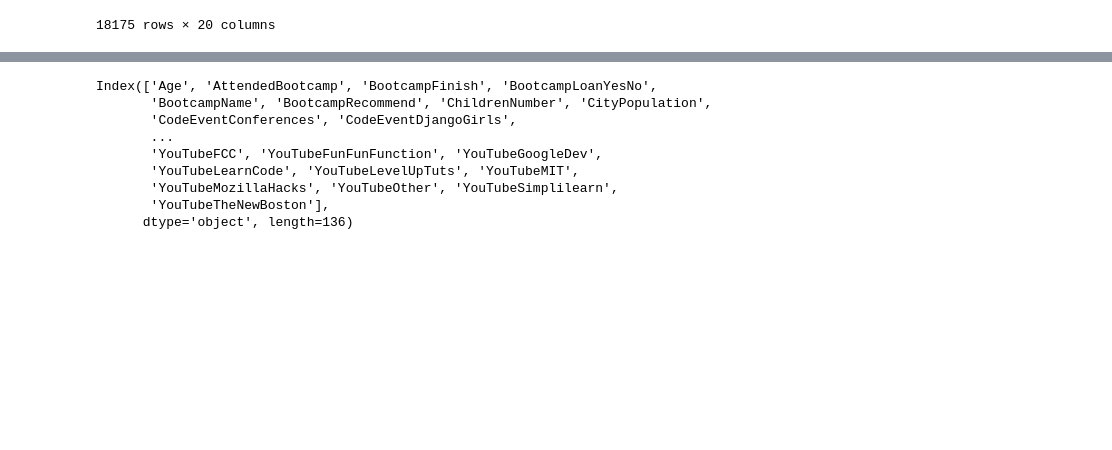
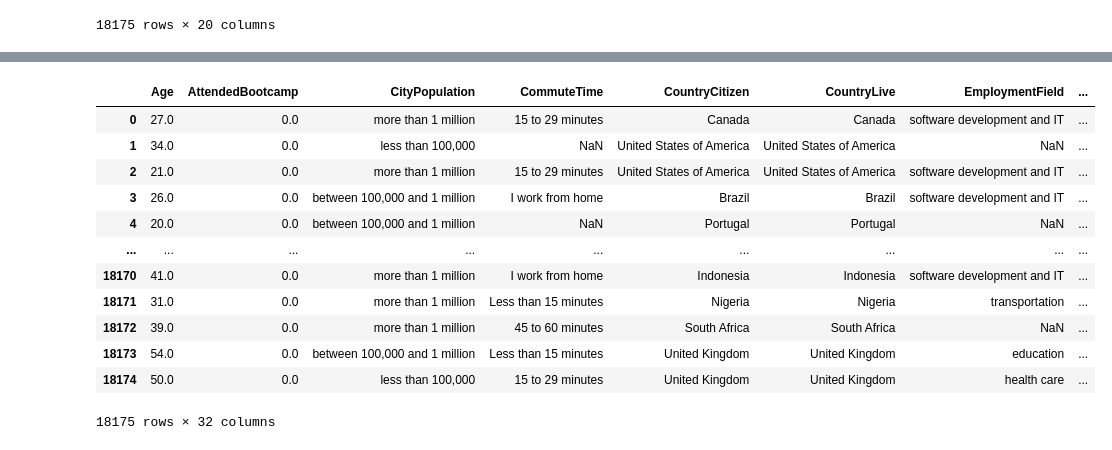
Before and after one commit to paul-trood/Portfolio-Best_Markets_for_Advertising, a Jupyter notebook: coding_survey.ipynb, the cells around one changed output, grey strips where cells are left out. Cells and saved outputs as stored; diff of their text form; code cells hidden in the pictures; blank space fills up the shorter version.

```diff
--- a/coding_survey.ipynb
+++ b/coding_survey.ipynb
@@ -119,12 +160,16 @@ sns.heatmap(csv.isna().transpose(),
 # %%
-csv.columns
+csv
 # %% [output]
+|  | Age | AttendedBootcamp | CityPopulation | CommuteTime | CountryCitizen | CountryLive | EmploymentField | ... |
+| 0 | 27.0 | 0.0 | more than 1 million | 15 to 29 minutes | Canada | Canada | software development and IT | ... |
+| 1 | 34.0 | 0.0 | less than 100,000 | NaN | United States of America | United States of America | NaN | ... |
+| 2 | 21.0 | 0.0 | more than 1 million | 15 to 29 minutes | United States of America | United States of America | software development and IT | ... |
+| 3 | 26.0 | 0.0 | between 100,000 and 1 million | I work from home | Brazil | Brazil | software development and IT | ... |
+| 4 | 20.0 | 0.0 | between 100,000 and 1 million | NaN | Portugal | Portugal | NaN | ... |
+| ... | ... | ... | ... | ... | ... | ... | ... | ... |
+| 18170 | 41.0 | 0.0 | more than 1 million | I work from home | Indonesia | Indonesia | software development and IT | ... |
+| 18171 | 31.0 | 0.0 | more than 1 million | Less than 15 minutes | Nigeria | Nigeria | transportation | ... |
+| 18172 | 39.0 | 0.0 | more than 1 million | 45 to 60 minutes | South Africa | South Africa | NaN | ... |
+| 18173 | 54.0 | 0.0 | between 100,000 and 1 million | Less than 15 minutes | United Kingdom | United Kingdom | education | ... |
+| 18174 | 50.0 | 0.0 | less than 100,000 | 15 to 29 minutes | United Kingdom | United Kingdom | health care | ... |
-Index(['Age', 'AttendedBootcamp', 'BootcampFinish', 'BootcampLoanYesNo',
-       'BootcampName', 'BootcampRecommend', 'ChildrenNumber', 'CityPopulation',
-       'CodeEventConferences', 'CodeEventDjangoGirls',
-       ...
-       'YouTubeFCC', 'YouTubeFunFunFunction', 'YouTubeGoogleDev',
-       'YouTubeLearnCode', 'YouTubeLevelUpTuts', 'YouTubeMIT',
-       'YouTubeMozillaHacks', 'YouTubeOther', 'YouTubeSimplilearn',
-       'YouTubeTheNewBoston'],
-      dtype='object', length=136)
+18175 rows × 32 columns
```
Also changed, not shown: parts of 19 cells of this notebook.
